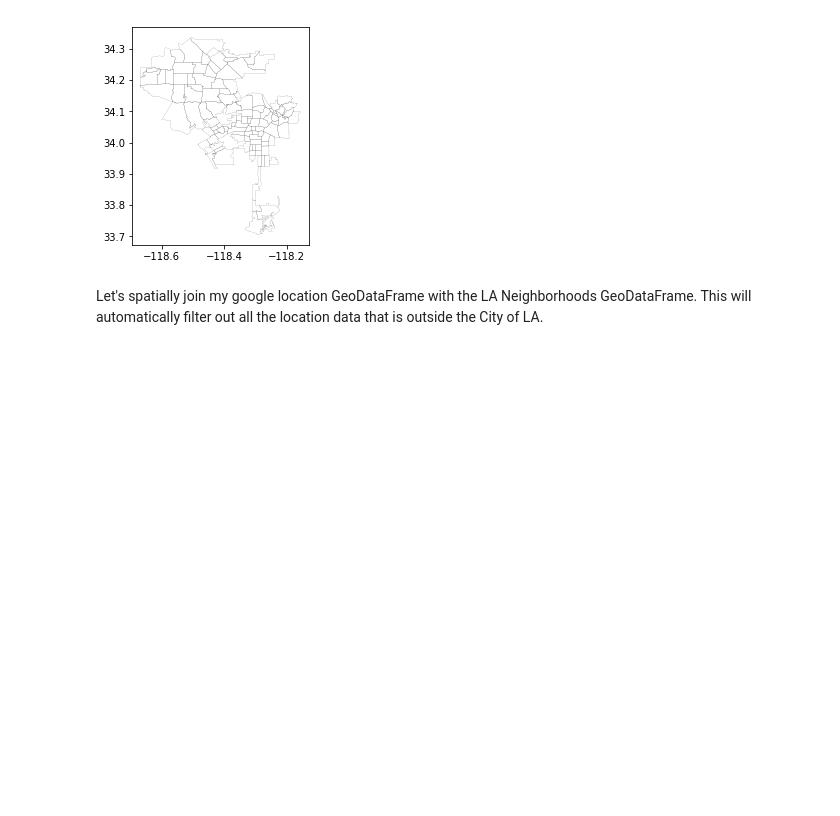
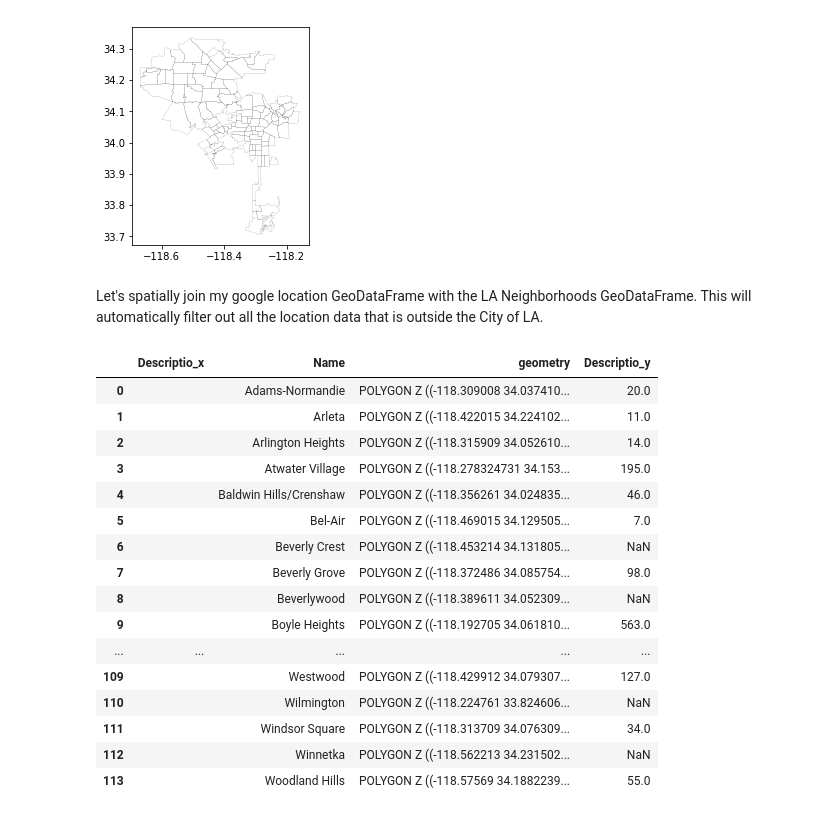
Before and after one commit to black-tea/google_location_history, a Jupyter notebook: Untitled.ipynb, the cells around one changed output. Cells and saved outputs as stored; diff of their text form; code cells hidden in the pictures; blank space fills up the shorter version.

Commit message:
figured out merge

```diff
--- a/Untitled.ipynb
+++ b/Untitled.ipynb
@@ -123,8 +123,8 @@ def generate_locations(locations):
 
 formatted_loc = generate_locations(locations)
 
-google_loc = gpd.GeoDataFrame(generate_locations(locations),
-                        crs={'proj':'longlat', 'ellps':'WGS84', 'datum':'WGS84', 'no_defs':True})
-google_loc.head(30)
+google_loc = gpd.GeoDataFrame(generate_locations(locations))
+google_loc.crs = {'init':'epsg:4326'}
+#google_loc["activity" != None]
 # %% [output]
 193047
@@ -160,7 +161,31 @@ Let's spatially join my google location GeoDataFrame with the LA Neighborhoods G
 # %%
 # Execute spatial join: all points within LA Neighborhoods
 la_loc = gpd.sjoin(google_loc, la_neighborhoods, how='inner', op='intersects')
-#la_loc.head()
-la_loc.plot()
+
+neighborhood_counts = la_loc.groupby(by='Name').count().reset_index()
+rm_labels = ['accuracy','activity','altitude','conf','datetime','geometry','lat','lon','timestampSec','index_right']
+neighborhood_counts = neighborhood_counts.drop(labels=rm_labels, axis=1)
+la_neighborhoods = la_neighborhoods.merge(neighborhood_counts, how='left', on='Name')
+
+la_neighborhoods
+
+#la_loc.plot()
 # i need to figure out how to change the crs to match
 # %% [output]
+|  | Descriptio_x | Name | geometry | Descriptio_y |
+| 0 |  | Adams-Normandie | POLYGON Z ((-118.309008 34.037410... | 20.0 |
+| 1 |  | Arleta | POLYGON Z ((-118.422015 34.224102... | 11.0 |
+| 2 |  | Arlington Heights | POLYGON Z ((-118.315909 34.052610... | 14.0 |
+| 3 |  | Atwater Village | POLYGON Z ((-118.278324731 34.153... | 195.0 |
+| 4 |  | Baldwin Hills/Crenshaw | POLYGON Z ((-118.356261 34.024835... | 46.0 |
+| 5 |  | Bel-Air | POLYGON Z ((-118.469015 34.129505... | 7.0 |
+| 6 |  | Beverly Crest | POLYGON Z ((-118.453214 34.131805... | NaN |
+| 7 |  | Beverly Grove | POLYGON Z ((-118.372486 34.085754... | 98.0 |
+| 8 |  | Beverlywood | POLYGON Z ((-118.389611 34.052309... | NaN |
+| 9 |  | Boyle Heights | POLYGON Z ((-118.192705 34.061810... | 563.0 |
+| ... | ... | ... | ... | ... |
+| 109 |  | Westwood | POLYGON Z ((-118.429912 34.079307... | 127.0 |
+| 110 |  | Wilmington | POLYGON Z ((-118.224761 33.824606... | NaN |
+| 111 |  | Windsor Square | POLYGON Z ((-118.313709 34.076309... | 34.0 |
+| 112 |  | Winnetka | POLYGON Z ((-118.562213 34.231502... | NaN |
+| 113 |  | Woodland Hills | POLYGON Z ((-118.57569 34.1882239... | 55.0 |
```
Also changed, not shown: parts of 3 cells of this notebook.
